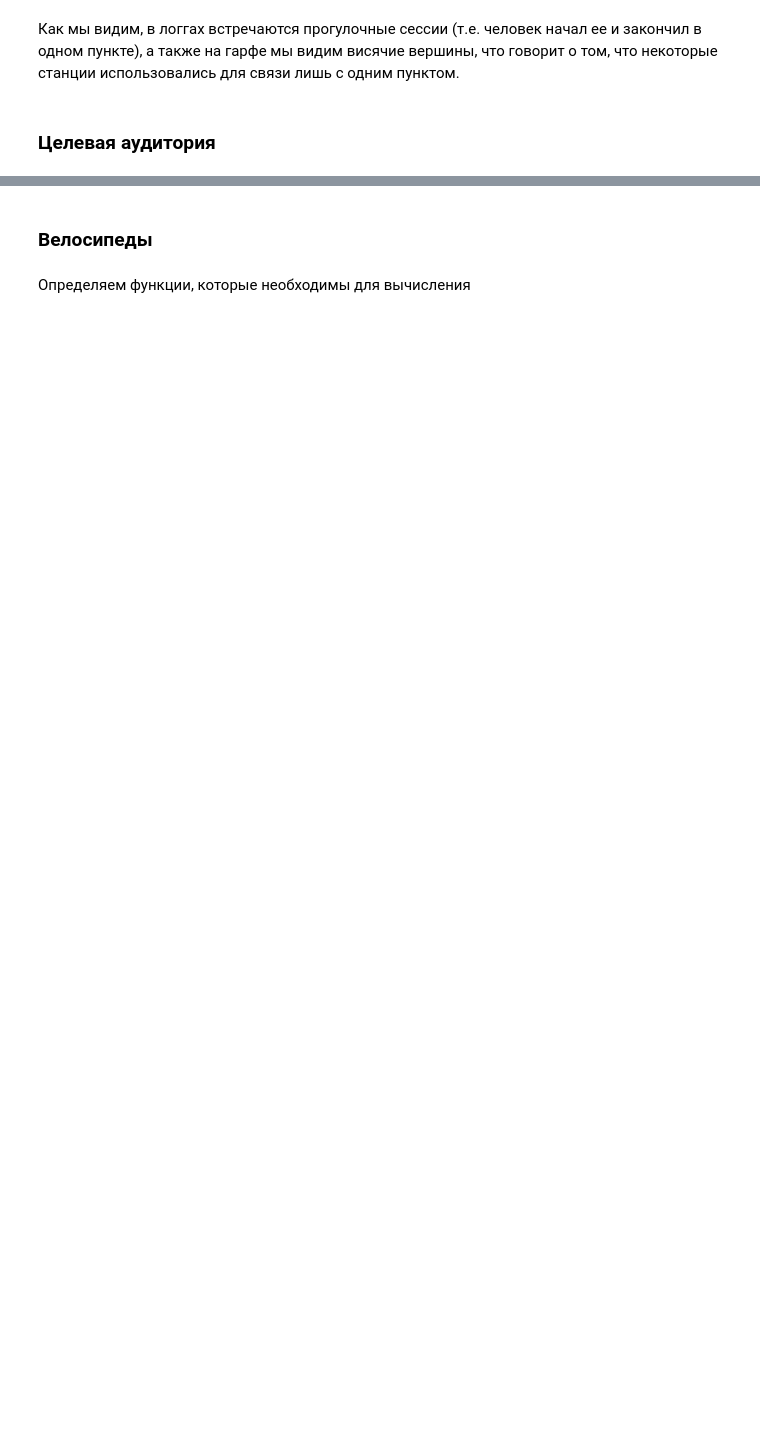
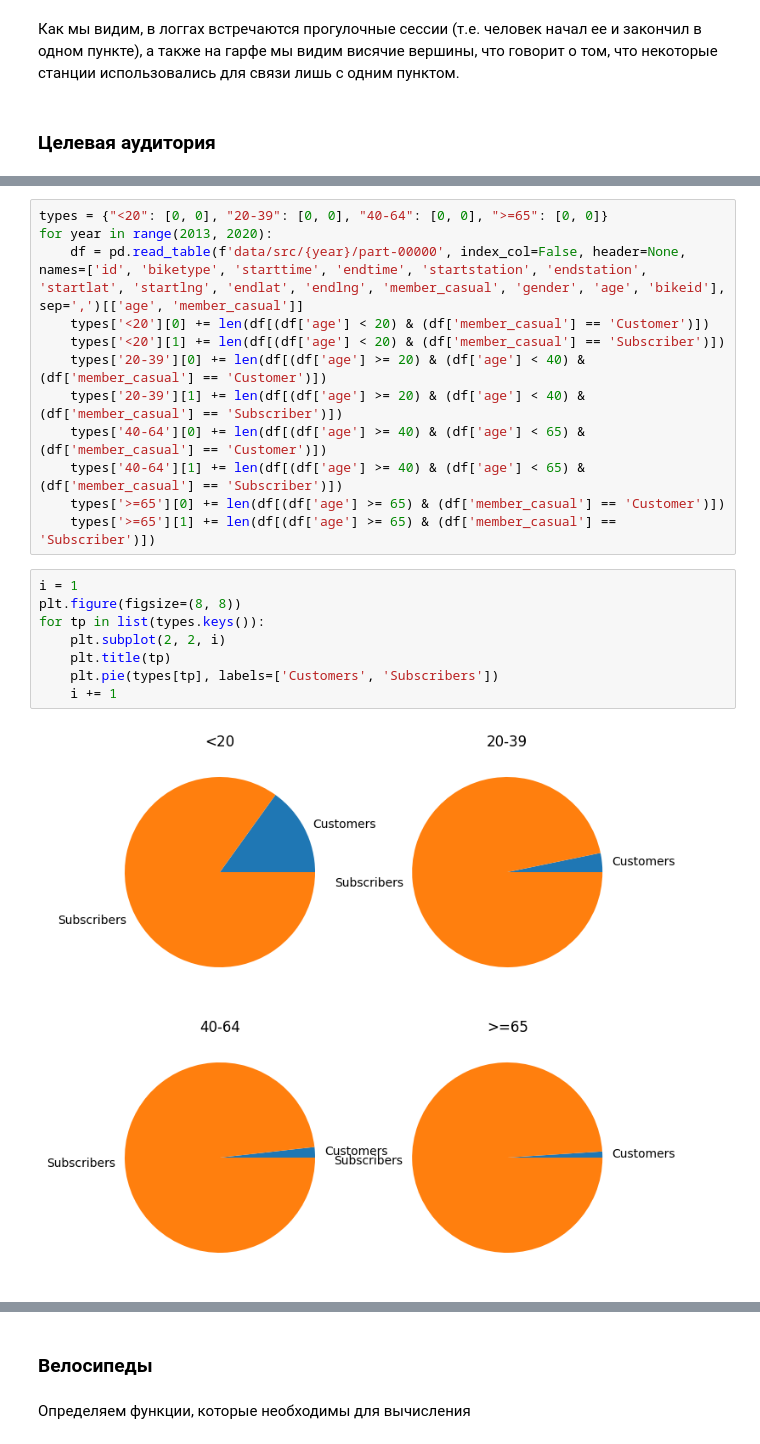
Before and after one commit to Konstantin-Kalug/yandex_bigdata_intensive, a Jupyter notebook: GeneralNotebook.ipynb, the cells around one changed output, grey strips where cells are left out. Cells and saved outputs as stored; diff of their text form; blank space fills up the shorter version.

```diff
--- a/GeneralNotebook.ipynb
+++ b/GeneralNotebook.ipynb
@@ -335,0 +516,22 @@ nx.draw(graph, pos, **options)
+# %%
+types = {"<20": [0, 0], "20-39": [0, 0], "40-64": [0, 0], ">=65": [0, 0]}
+for year in range(2013, 2020):
+    df = pd.read_table(f'data/src/{year}/part-00000', index_col=False, header=None, names=['id', 'biketype', 'starttime', 'endtime', 'startstation', 'endstation', 'startlat', 'startlng', 'endlat', 'endlng', 'member_casual', 'gender', 'age', 'bikeid'], sep=',')[['age', 'member_casual']]
+    types['<20'][0] += len(df[(df['age'] < 20) & (df['member_casual'] == 'Customer')])
+    types['<20'][1] += len(df[(df['age'] < 20) & (df['member_casual'] == 'Subscriber')])
+    types['20-39'][0] += len(df[(df['age'] >= 20) & (df['age'] < 40) & (df['member_casual'] == 'Customer')])
+    types['20-39'][1] += len(df[(df['age'] >= 20) & (df['age'] < 40) & (df['member_casual'] == 'Subscriber')])
+    types['40-64'][0] += len(df[(df['age'] >= 40) & (df['age'] < 65) & (df['member_casual'] == 'Customer')])
+    types['40-64'][1] += len(df[(df['age'] >= 40) & (df['age'] < 65) & (df['member_casual'] == 'Subscriber')])
+    types['>=65'][0] += len(df[(df['age'] >= 65) & (df['member_casual'] == 'Customer')])
+    types['>=65'][1] += len(df[(df['age'] >= 65) & (df['member_casual'] == 'Subscriber')])
+# %%
+i = 1
+plt.figure(figsize=(8, 8))
+for tp in list(types.keys()):
+    plt.subplot(2, 2, i)
+    plt.title(tp)
+    plt.pie(types[tp], labels=['Customers', 'Subscribers'])
+    i += 1
+# %% [output]
+[figure, added]
```
Also changed, not shown: parts of 67 cells of this notebook.
